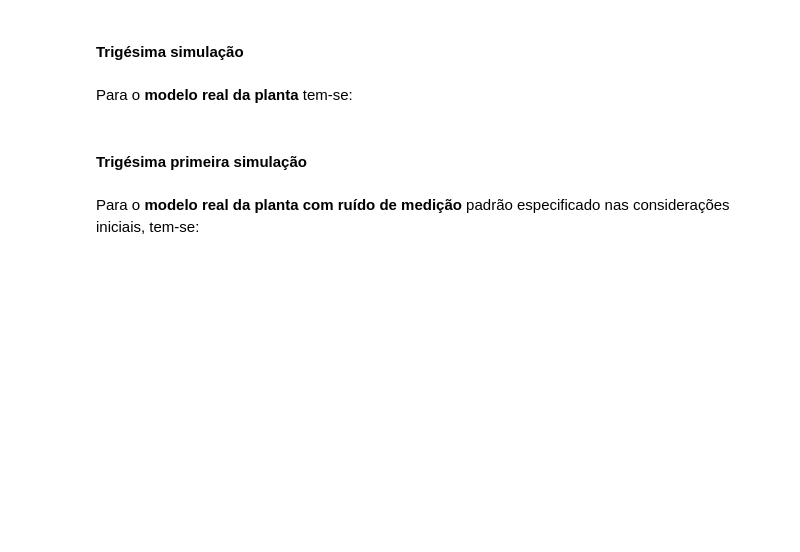
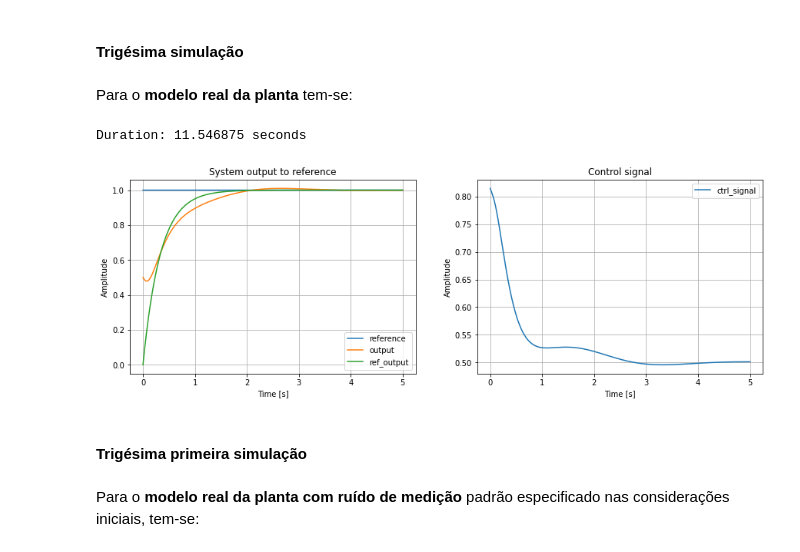
Before and after one commit to Lwao/simulations-in-robust-adaptive-control, a Jupyter notebook: Simulações em Controle Adaptativo Robusto.ipynb, the cells around one changed output. Cells and saved outputs as stored; diff of their text form; code cells hidden in the pictures; blank space fills up the shorter version.

```diff
--- a/Simulações em Controle Adaptativo Robusto.ipynb
+++ b/Simulações em Controle Adaptativo Robusto.ipynb
@@ -1734,22 +1749,25 @@ Para o **modelo real da planta** tem-se:
 # %%
 # Trigésima simulação
 
 start = time.process_time()
 
 tend = 5 # seconds
 const = Source(name='Source', h=h, amplitude=lambda t:1)
 unkDyn.reset(initial_conditions=[0,0])
 nomPlant.reset(initial_conditions=[0.5])
 refPlant.reset(initial_conditions=[0])
 ctrl.reset(ports_gains = [-0.65, 1.14])
 estimator = EstimatorMRAC(name='Estimator',
                           actual_controller_gains = ctrl.get_parameters(),
                           adaptation_law ='projection',
-                          limiter = 1.5,
+                          limiter = 2,
                           adaptive_gains = [1,1])
 
 sim_real(h, tend, const, nomPlant, refPlant, unkDyn, ctrl, estimator)
 print('Duration: ' + str(time.process_time()-start) + ' seconds')
+# %% [output]
+Duration: 11.546875 seconds
+[figure, added]
 # %% [markdown]
 #### Trigésima primeira simulação
 # %% [markdown]
```
Also changed, not shown: parts of 4 cells of this notebook.
